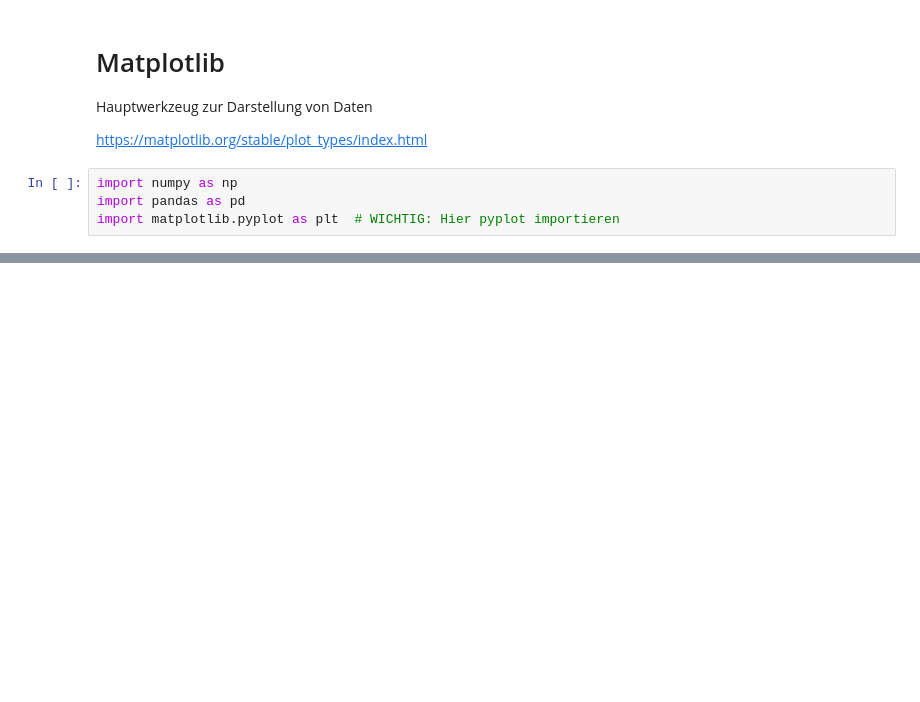
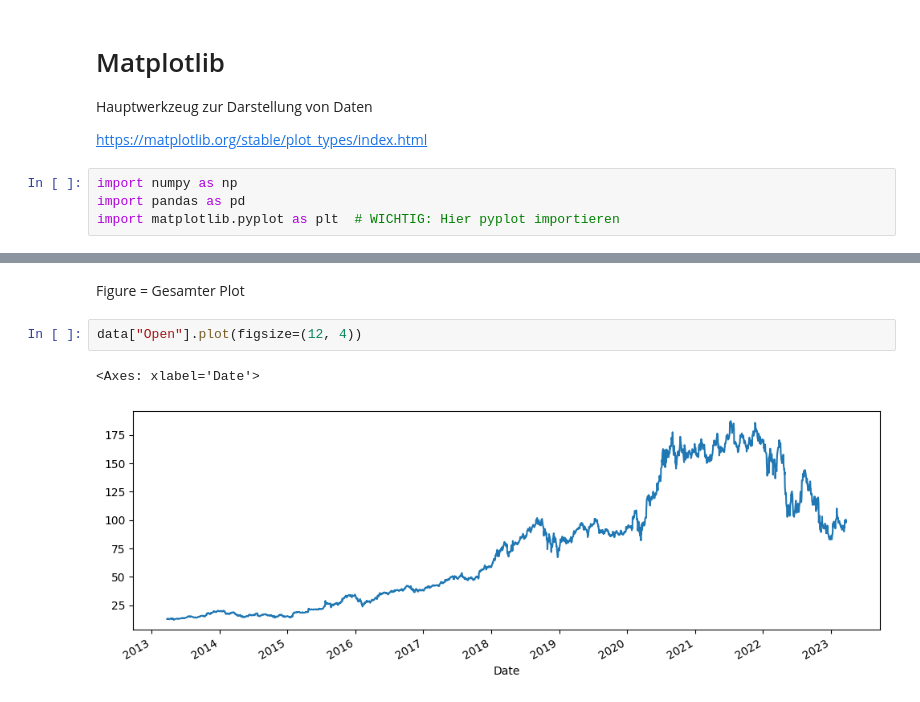
Before and after one commit to ppedvAG/Python-MachineLearningundVisualisierung-243656, a Jupyter notebook: M005.ipynb, the cells around one changed output, grey strips where cells are left out. Saved outputs shown, nothing was run; the diff lists cells and outputs as text; blank space fills up the shorter version.

```diff
--- a/M005.ipynb
+++ b/M005.ipynb
@@ -50,0 +58,7 @@ data.plot()
+# %% [markdown]
+Figure = Gesamter Plot
+# %%
+data["Open"].plot(figsize=(12, 4))
+# %% [output]
+<Axes: xlabel='Date'>
+[figure, added]
```
Also changed, not shown: parts of 30 cells of this notebook.
